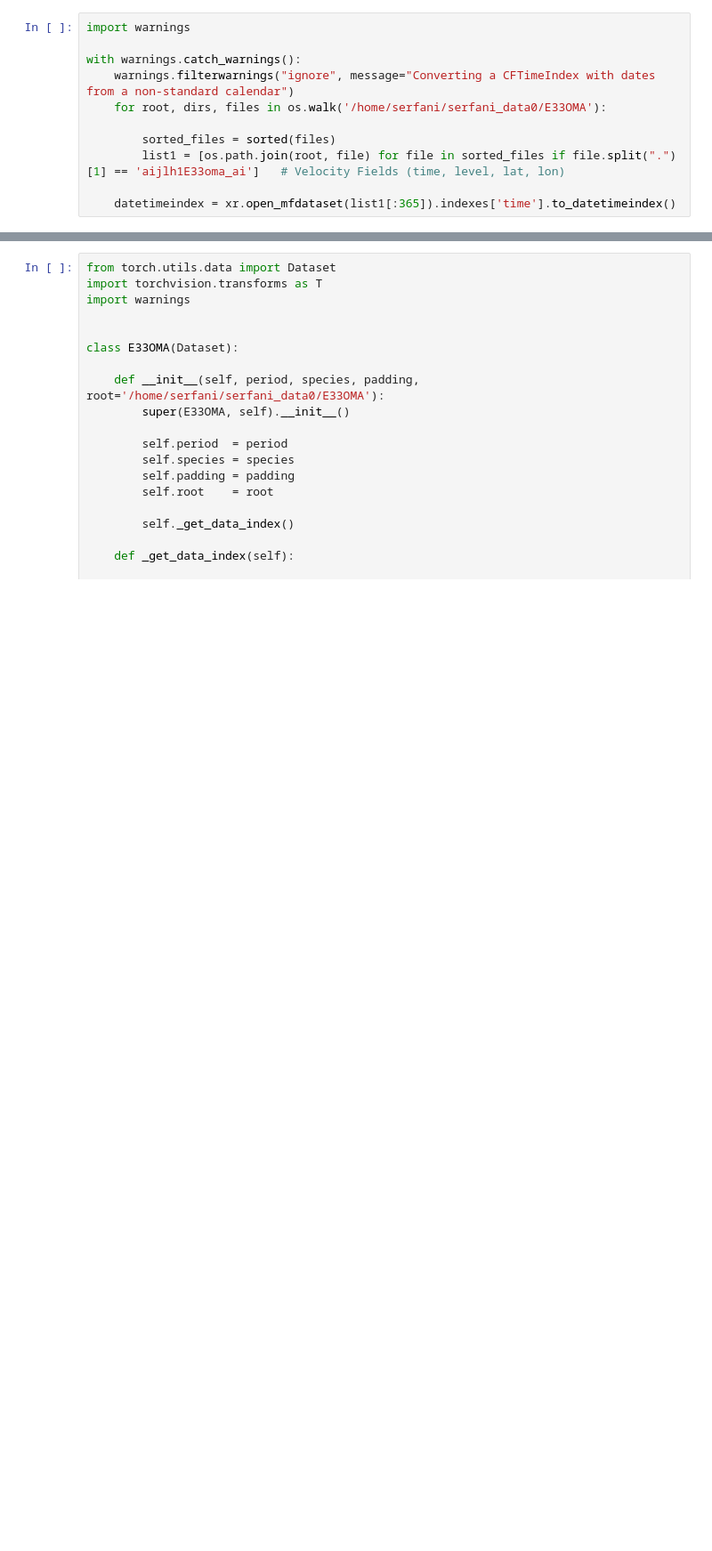
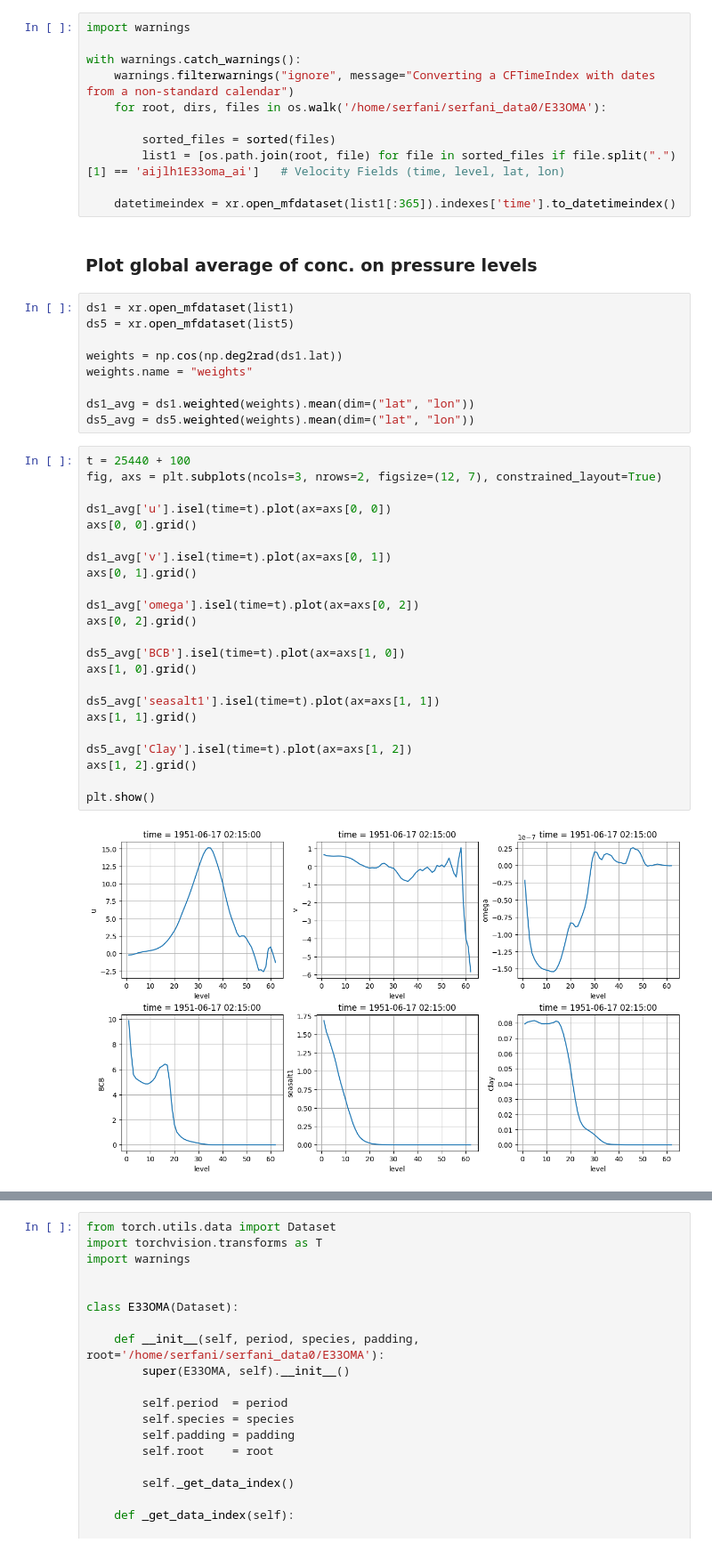
Before and after one commit to smhassanerfani/nasa-niswan, a Jupyter notebook: dataset_config.ipynb, the cells around one changed output, grey strips where cells are left out. Shown at 89% size. Drawn from its saved outputs; the diff is of its cells as text; blank space fills up the shorter version.

Commit message:
feat(dataset-config): add plots for global average of conc on pressure levels

```diff
--- a/dataset_config.ipynb
+++ b/dataset_config.ipynb
@@ -113,3 +115,39 @@ with warnings.catch_warnings():
         list1 = [os.path.join(root, file) for file in sorted_files if file.split(".")[1] == 'aijlh1E33oma_ai']   # Velocity Fields (time, level, lat, lon)
 
     datetimeindex = xr.open_mfdataset(list1[:365]).indexes['time'].to_datetimeindex()
+# %% [markdown]
+### Plot global average of conc. on pressure levels
+# %%
+ds1 = xr.open_mfdataset(list1)
+ds5 = xr.open_mfdataset(list5)
+
+weights = np.cos(np.deg2rad(ds1.lat))
+weights.name = "weights"
+
+ds1_avg = ds1.weighted(weights).mean(dim=("lat", "lon"))
+ds5_avg = ds5.weighted(weights).mean(dim=("lat", "lon"))
+# %%
+t = 25440 + 100
+fig, axs = plt.subplots(ncols=3, nrows=2, figsize=(12, 7), constrained_layout=True)
+
+ds1_avg['u'].isel(time=t).plot(ax=axs[0, 0])
+axs[0, 0].grid()
+
+ds1_avg['v'].isel(time=t).plot(ax=axs[0, 1])
+axs[0, 1].grid()
+
+ds1_avg['omega'].isel(time=t).plot(ax=axs[0, 2])
+axs[0, 2].grid()
+
+ds5_avg['BCB'].isel(time=t).plot(ax=axs[1, 0])
+axs[1, 0].grid()
+
+ds5_avg['seasalt1'].isel(time=t).plot(ax=axs[1, 1])
+axs[1, 1].grid()
+
+ds5_avg['Clay'].isel(time=t).plot(ax=axs[1, 2])
+axs[1, 2].grid()
+
+plt.show()
+# %% [output]
+[figure, added]
```
Also changed, not shown: parts of 2 cells of this notebook.
